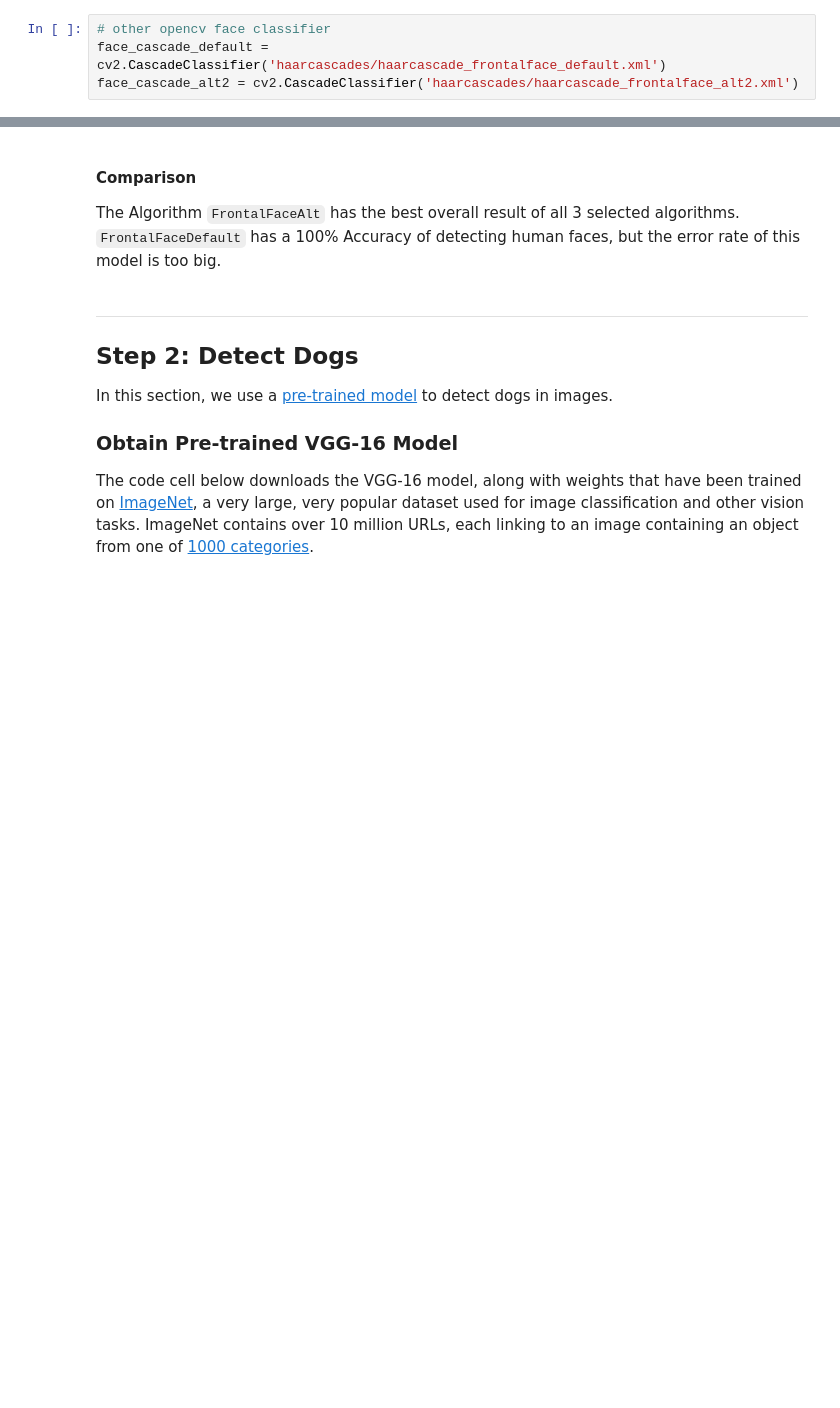
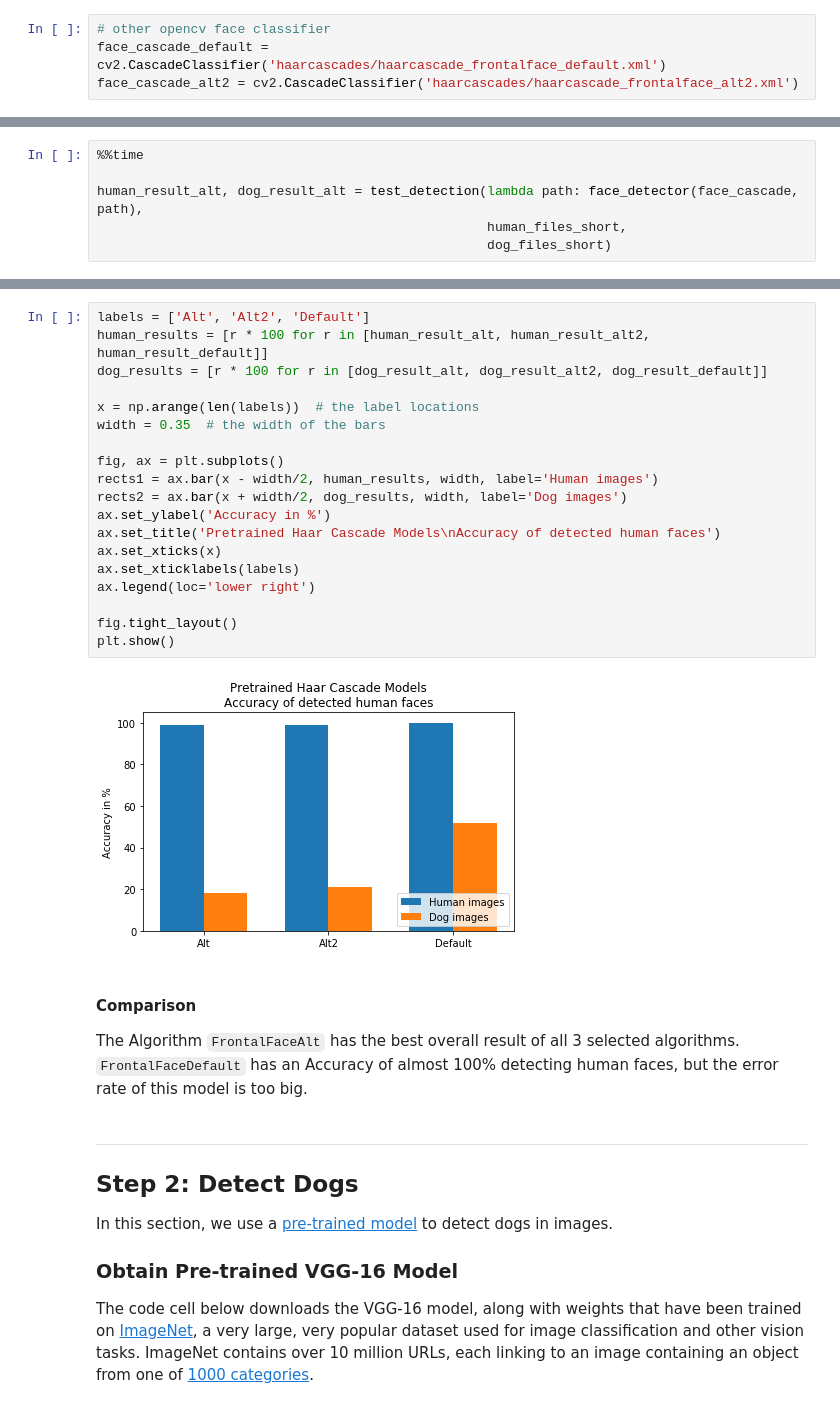
Before and after one commit to mstolin/ML-Engineer-Capstone, a Jupyter notebook: dog_app.ipynb, the cells around one changed output, grey strips where cells are left out. Saved outputs shown, nothing was run; the diff lists cells and outputs as text; blank space fills up the shorter version.

Commit message:
Update notebook visualizations

```diff
--- a/dog_app.ipynb
+++ b/dog_app.ipynb
@@ -221,0 +195,6 @@ Wall time: 18.3 s
+# %%
+%%time
+
+human_result_alt, dog_result_alt = test_detection(lambda path: face_detector(face_cascade, path),
+                                                  human_files_short,
+                                                  dog_files_short)
@@ -262,6 +222,27 @@ Wall time: 13 s
+# %%
+labels = ['Alt', 'Alt2', 'Default']
+human_results = [r * 100 for r in [human_result_alt, human_result_alt2, human_result_default]]
+dog_results = [r * 100 for r in [dog_result_alt, dog_result_alt2, dog_result_default]]
+
+x = np.arange(len(labels))  # the label locations
+width = 0.35  # the width of the bars
+
+fig, ax = plt.subplots()
+rects1 = ax.bar(x - width/2, human_results, width, label='Human images')
+rects2 = ax.bar(x + width/2, dog_results, width, label='Dog images')
+ax.set_ylabel('Accuracy in %')
+ax.set_title('Pretrained Haar Cascade Models\nAccuracy of detected human faces')
+ax.set_xticks(x)
+ax.set_xticklabels(labels)
+ax.legend(loc='lower right')
+
+fig.tight_layout()
+plt.show()
+# %% [output]
+[figure, added]
 # %% [markdown]
 #### Comparison
-The Algorithm `FrontalFaceAlt` has the best overall result of all 3 selected algorithms. `FrontalFaceDefault` has a 100% Accuracy of detecting human faces, but the error rate of this model is too big.
+The Algorithm `FrontalFaceAlt` has the best overall result of all 3 selected algorithms. `FrontalFaceDefault` has an Accuracy of almost 100% detecting human faces, but the error rate of this model is too big.
 # %% [markdown]
 ---
 <a id='step2'></a>
```
Also changed, not shown: parts of 11 cells of this notebook.
